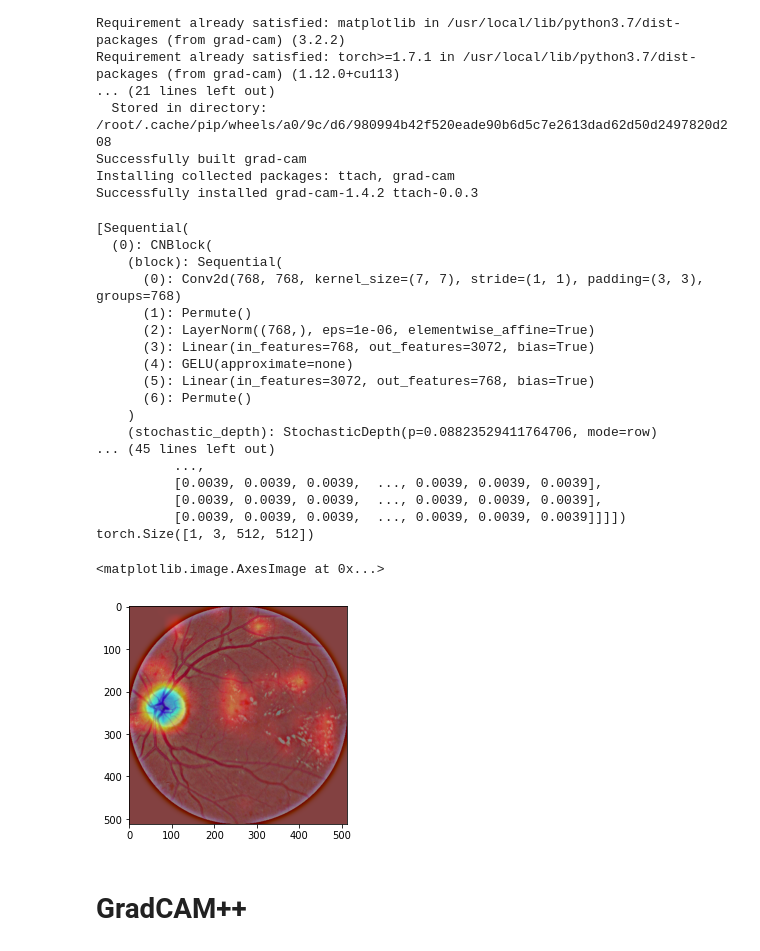
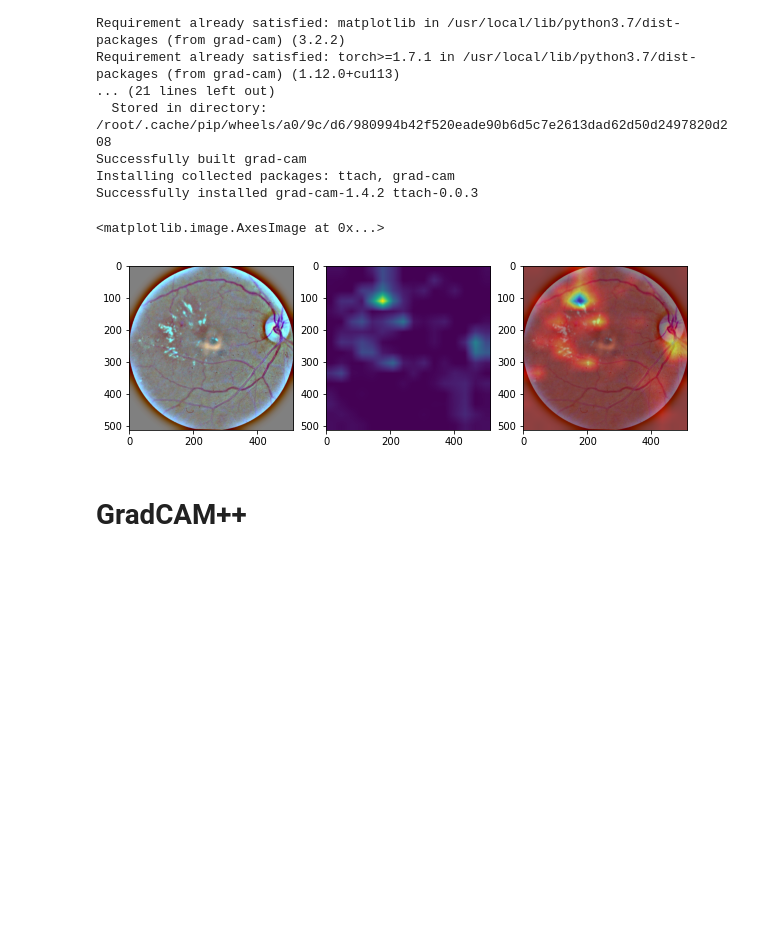
Before and after one commit to mawady/msc-retinalrecog, a Jupyter notebook: ConvNEXT_prep2.ipynb, the cells around one changed output. Cells and saved outputs as stored; diff of their text form; code cells hidden in the pictures; blank space fills up the shorter version.

```diff
--- a/ConvNEXT_prep2.ipynb
+++ b/ConvNEXT_prep2.ipynb
@@ -613,61 +612,41 @@ Successfully installed grad-cam-1.4.2 ttach-0.0.3
 from pytorch_grad_cam import GradCAM, GradCAMPlusPlus
 from pytorch_grad_cam.utils.image import show_cam_on_image, preprocess_image
 
 model = torch.load(MODEL_PATH).to(device)
 
 model.eval()
 
 target_layers = [model.features[-1]]
-print(target_layers)
 cam = GradCAM(model=model, target_layers=target_layers, use_cuda=True)
 
-rgb_img = cv2.imread(PREP_PATH + "ce207b69ff37.png", cv2.COLOR_BGR2RGB)[:, :, ::-1]
+rgb_img = cv2.imread(PREP_PATH + "dc3c0d8ee20b.png", cv2.COLOR_BGR2RGB)[:, :, ::-1]
 rgb_img = cv2.resize(rgb_img, (IMG_SIZE, IMG_SIZE))
 rgb_img = np.float32(rgb_img) / 255
 input_tensor = preprocess_image(rgb_img, mean=[0.5, 0.5, 0.5], std=[0.5, 0.5, 0.5])
 
 # If None, returns the map for the highest scoring category.
 # Otherwise, targets the requested category.
 targets = None
 
-# AblationCAM and ScoreCAM have batched implementations.
-# You can override the internal batch size for faster computation.
-#cam.batch_size = 1
-
-print(input_tensor, input_tensor.shape)
 grayscale_cam = cam(input_tensor=input_tensor, targets=targets , eigen_smooth=False, aug_smooth=False)
 
 # Here grayscale_cam has only one image in the batch
 grayscale_cam = grayscale_cam[0, :]
 
 cam_image = show_cam_on_image(rgb_img, grayscale_cam)
 
-fig, ax = plt.subplots(1, 1)
+plt.rcParams["figure.figsize"] = (10,10)
+fig, ax = plt.subplots(1,3)
 
-ax.imshow(cam_image)
+ax[0].imshow(rgb_img)
+ax[1].imshow(grayscale_cam)
+ax[2].imshow(cam_image)
 
 
 #cv2.imwrite(f'{args.method}_cam.jpg', cam_image)
 # %% [output]
-[Sequential(
-  (0): CNBlock(
-    (block): Sequential(
-      (0): Conv2d(768, 768, kernel_size=(7, 7), stride=(1, 1), padding=(3, 3), groups=768)
-      (1): Permute()
-      (2): LayerNorm((768,), eps=1e-06, elementwise_affine=True)
-      (3): Linear(in_features=768, out_features=3072, bias=True)
-      (4): GELU(approximate=none)
-      (5): Linear(in_features=3072, out_features=768, bias=True)
-      (6): Permute()
-    )
-    (stochastic_depth): StochasticDepth(p=0.08823529411764706, mode=row)
-... (45 lines left out)
-          ...,
-          [0.0039, 0.0039, 0.0039,  ..., 0.0039, 0.0039, 0.0039],
-          [0.0039, 0.0039, 0.0039,  ..., 0.0039, 0.0039, 0.0039],
-          [0.0039, 0.0039, 0.0039,  ..., 0.0039, 0.0039, 0.0039]]]]) torch.Size([1, 3, 512, 512])
+<matplotlib.image.AxesImage at 0x...>
-<matplotlib.image.AxesImage at 0x...>
-[figure, old version]
+[figure, new version]
 # %% [markdown]
 # GradCAM++
 # %%
```
Also changed, not shown: parts of 3 cells of this notebook.
